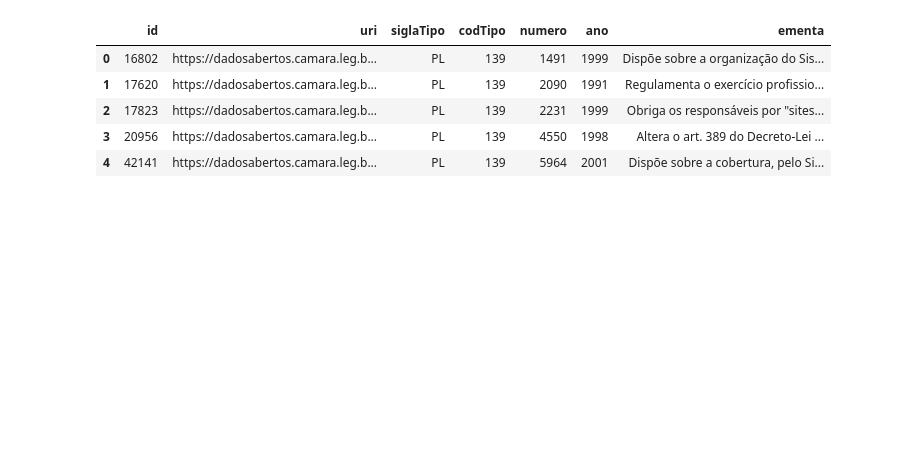
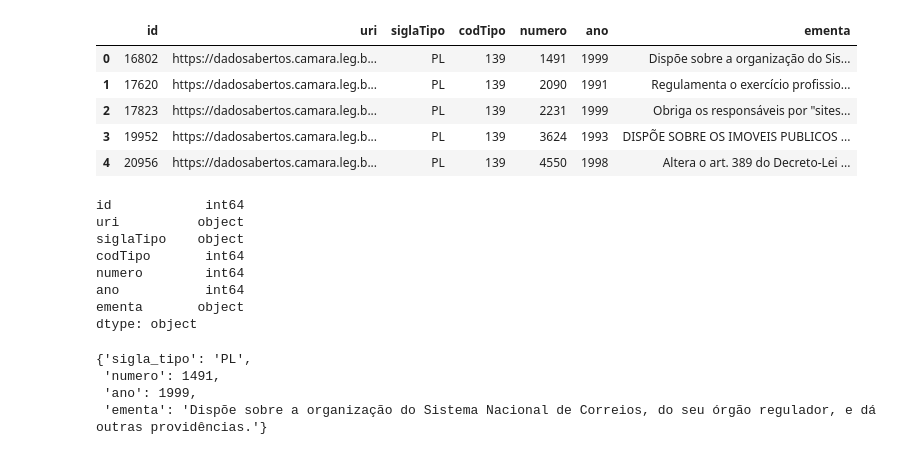
Before and after one commit to fcobbraga/dadosabertos-note, a Jupyter notebook: dadosabertos.ipynb, the cells around one changed output. Saved outputs shown, nothing was run; the diff lists cells and outputs as text; code cells hidden in the pictures; blank space fills up the shorter version.

```diff
--- a/dadosabertos.ipynb
+++ b/dadosabertos.ipynb
@@ -25,13 +7,23 @@ import pandas as pd
 url = 'https://dadosabertos.camara.leg.br/api/v2/proposicoes?ordem=ASC&ordenarPor=id'
 response = requests.get(url)
 # %%
-df = pd.json_normalize(response.json()['dados'])
+df_proposicao = pd.json_normalize(response.json()['dados'])
+df_proposicao.head()
+# %% [output]
+|  | id | uri | siglaTipo | codTipo | numero | ano | ementa |
+| 0 | 16802 | https://dadosabertos.camara.leg.b... | PL | 139 | 1491 | 1999 | Dispõe sobre a organização do Sis... |
+| 1 | 17620 | https://dadosabertos.camara.leg.b... | PL | 139 | 2090 | 1991 | Regulamenta o exercício profissio... |
+| 2 | 17823 | https://dadosabertos.camara.leg.b... | PL | 139 | 2231 | 1999 | Obriga os responsáveis por "sites... |
+| 3 | 19952 | https://dadosabertos.camara.leg.b... | PL | 139 | 3624 | 1993 | DISPÕE SOBRE OS IMOVEIS PUBLICOS ... |
+| 4 | 20956 | https://dadosabertos.camara.leg.b... | PL | 139 | 4550 | 1998 | Altera o art. 389 do Decreto-Lei ... |
 # %%
-df.head()
+df_proposicao.dtypes
 # %% [output]
-|  | id | uri | siglaTipo | codTipo | numero | ano | ementa |
-| 0 | 16802 | https://dadosabertos.camara.leg.b... | PL | 139 | 1491 | 1999 | Dispõe sobre a organização do Sis... |
-| 1 | 17620 | https://dadosabertos.camara.leg.b... | PL | 139 | 2090 | 1991 | Regulamenta o exercício profissio... |
-| 2 | 17823 | https://dadosabertos.camara.leg.b... | PL | 139 | 2231 | 1999 | Obriga os responsáveis por "sites... |
-| 3 | 20956 | https://dadosabertos.camara.leg.b... | PL | 139 | 4550 | 1998 | Altera o art. 389 do Decreto-Lei ... |
-| 4 | 42141 | https://dadosabertos.camara.leg.b... | PL | 139 | 5964 | 2001 | Dispõe sobre a cobertura, pelo Si... |
+id            int64
+uri          object
+siglaTipo    object
+codTipo       int64
+numero        int64
+ano           int64
+ementa       object
+dtype: object
@@ -37,0 +40,7 @@ df.head()
+# %%
+dict_proposicao_id[16802]
+# %% [output]
+{'sigla_tipo': 'PL',
+ 'numero': 1491,
+ 'ano': 1999,
+ 'ementa': 'Dispõe sobre a organização do Sistema Nacional de Correios, do seu órgão regulador, e dá outras providências.'}
```
Also changed, not shown: parts of 24 cells of this notebook.
